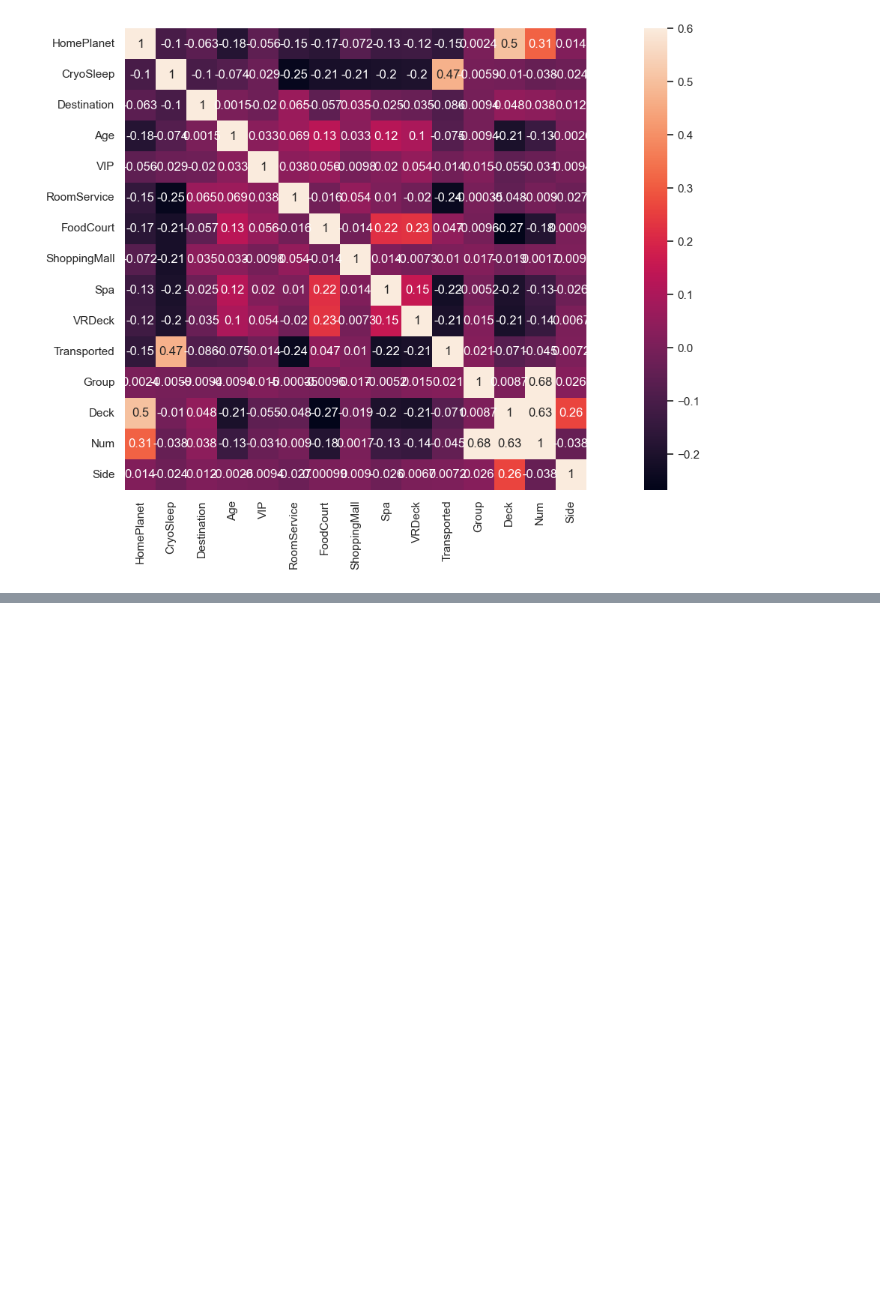
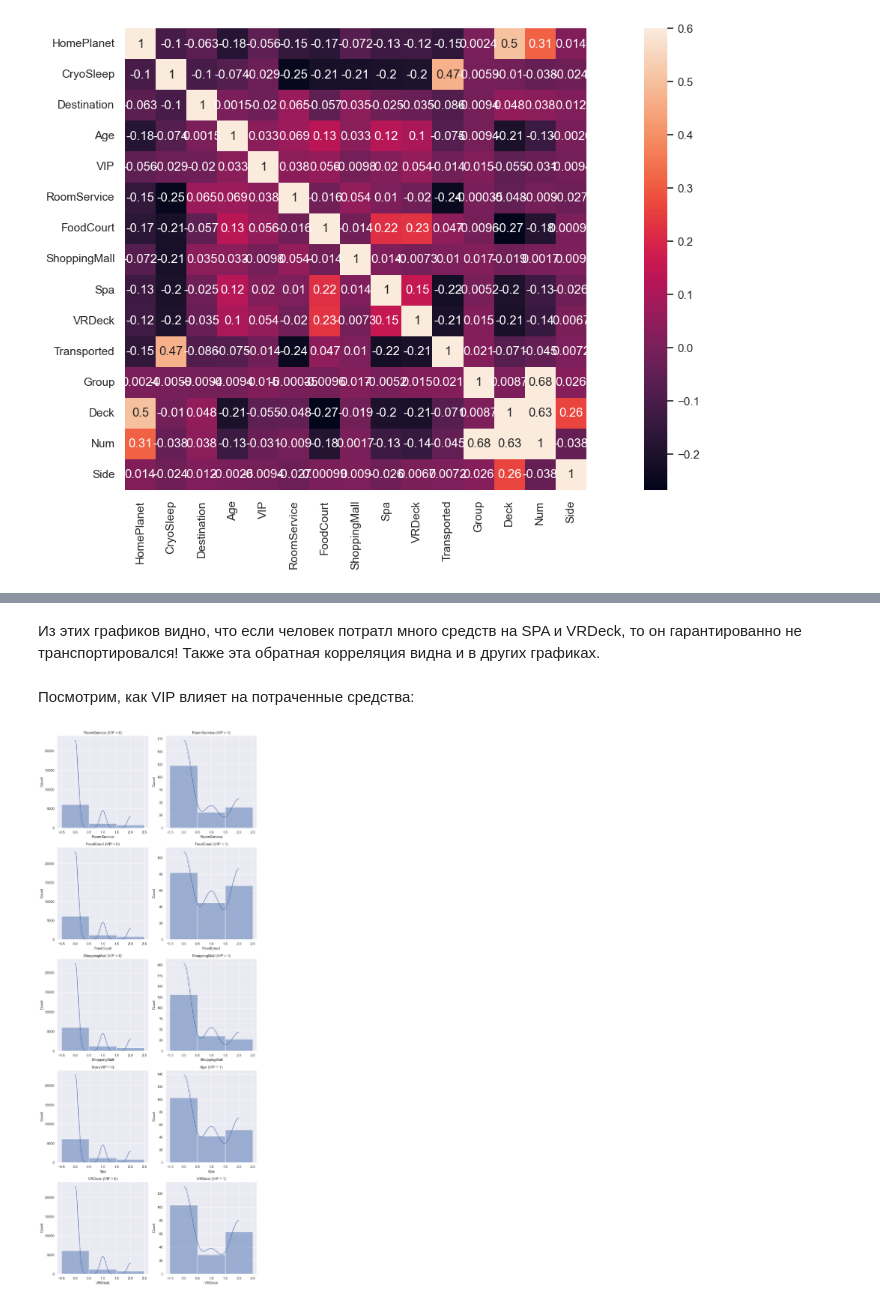
Before and after one commit to zer0rbt/spbu-data-science, a Jupyter notebook: lec0928.ipynb, the cells around one changed output, grey strips where cells are left out. Cells and saved outputs as stored; diff of their text form; code cells hidden in the pictures; blank space fills up the shorter version.

```diff
--- a/lec0928.ipynb
+++ b/lec0928.ipynb
@@ -245,0 +311,8 @@ sns.heatmap(corr_matrix, vmax=0.6, square=True, annot=True)
+# %% [markdown]
+Из этих графиков видно, что если человек потратл много средств на SPA и VRDeck, то он гарантированно не транспортировался! Также эта обратная корреляция видна и в других графиках.
+# %% [markdown]
+Посмотрим, как VIP влияет на потраченные средства:
+# %%
+plot_diff(hypotesis, f, "VIP")
+# %% [output]
+[figure, added]
```
Also changed, not shown: parts of 29 cells of this notebook.
